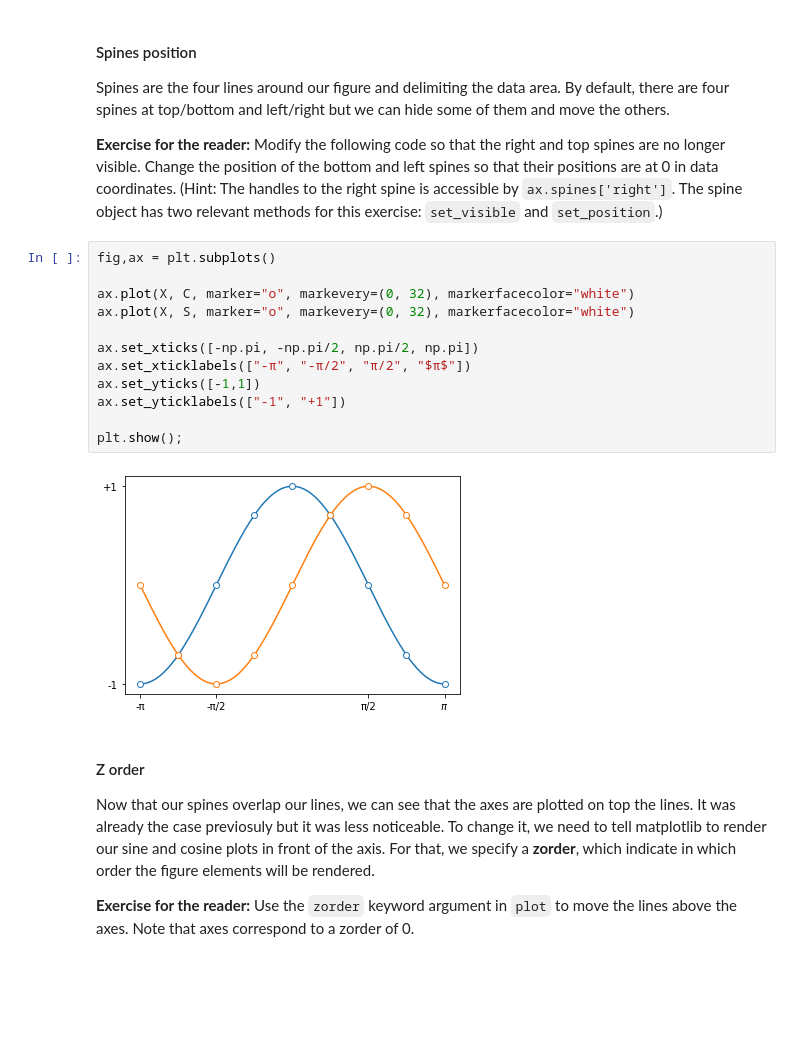
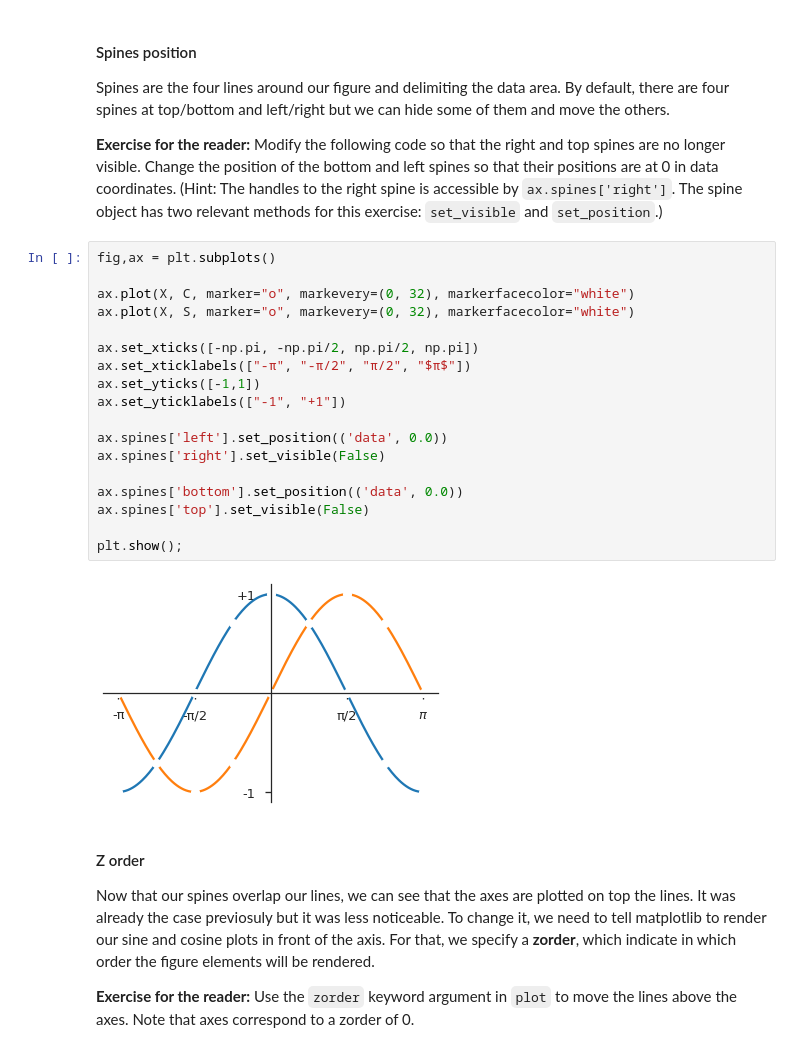
Before and after one commit to ASPP/2022-bilbao-dataviz, a Jupyter notebook: exercise-1.ipynb, the cells around one changed output. Drawn from its saved outputs; the diff is of its cells as text; blank space fills up the shorter version.

```diff
--- a/exercise-1.ipynb
+++ b/exercise-1.ipynb
@@ -180,17 +192,23 @@ Spines are the four lines around our figure and delimiting the data area. By def
 # %%
 fig,ax = plt.subplots()
 
 ax.plot(X, C, marker="o", markevery=(0, 32), markerfacecolor="white")
 ax.plot(X, S, marker="o", markevery=(0, 32), markerfacecolor="white")
 
 ax.set_xticks([-np.pi, -np.pi/2, np.pi/2, np.pi])
 ax.set_xticklabels(["-π", "-π/2", "π/2", "$π$"])
 ax.set_yticks([-1,1])
 ax.set_yticklabels(["-1", "+1"])
 
+ax.spines['left'].set_position(('data', 0.0))
+ax.spines['right'].set_visible(False)
+
+ax.spines['bottom'].set_position(('data', 0.0))
+ax.spines['top'].set_visible(False)
+
 plt.show();
 # %% [output]
-[figure, old version]
+[figure, new version]
 # %% [markdown]
 #### Z order
 
```
Also changed, not shown: parts of 14 cells of this notebook.
